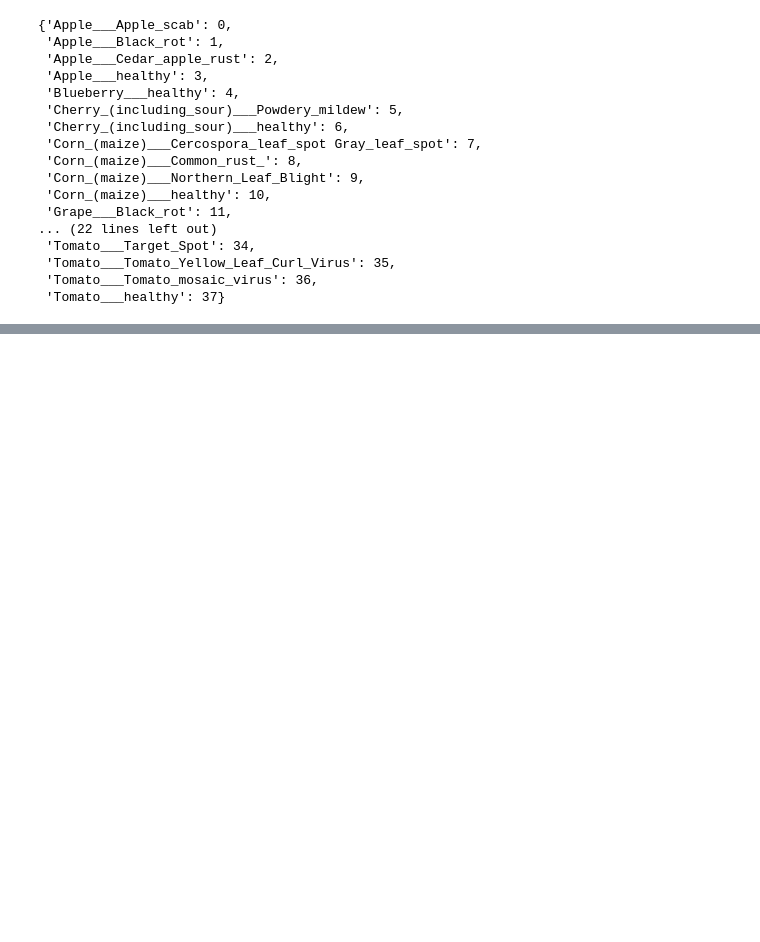
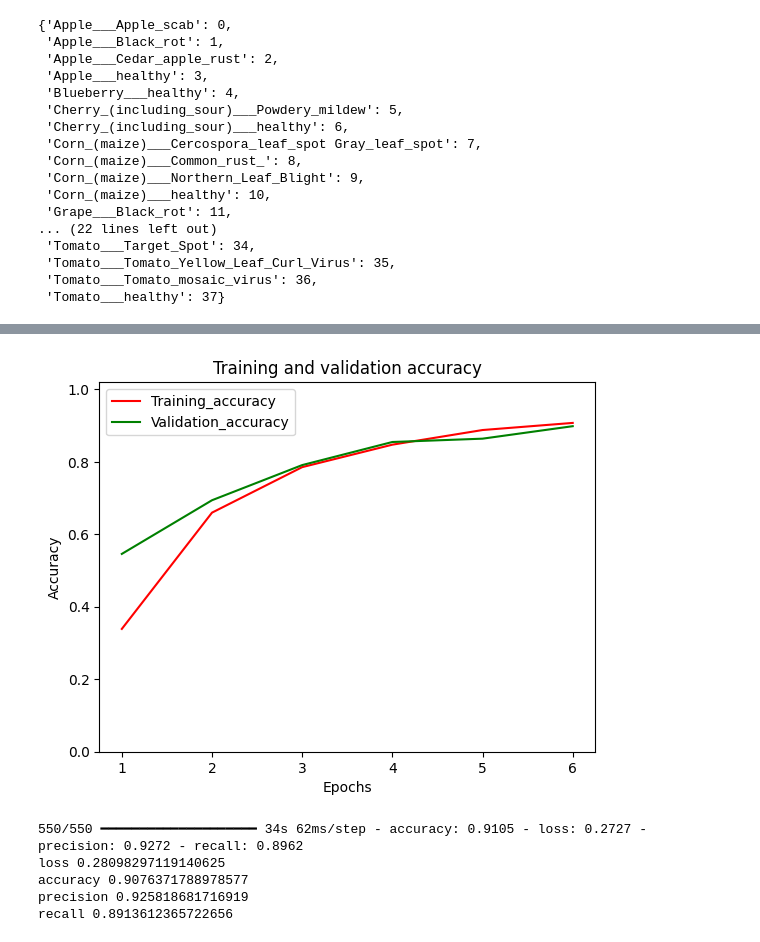
Before and after one commit to ro200227/PlantDiseaseDetection_, a Jupyter notebook: PlantDiseaseDetection.ipynb, the cells around one changed output, grey strips where cells are left out. Drawn from its saved outputs; the diff is of its cells as text; code cells hidden in the pictures; blank space fills up the shorter version.

```diff
--- a/PlantDiseaseDetection.ipynb
+++ b/PlantDiseaseDetection.ipynb
@@ -133,0 +179,10 @@ test_generator.class_indices
+# %%
+from tensorflow.keras.callbacks import EarlyStopping, ModelCheckpoint, ReduceLROnPlateau
+early_stopping = EarlyStopping(monitor='val_loss', patience=15, restore_best_weights=True)
+model_checkpoint = ModelCheckpoint('best_model.keras',  monitor='val_loss', save_best_only=True)
+model_ReduceLRonPlateau = ReduceLROnPlateau(monitor='val_loss', factor=0.1, patience=15, min_lr=0.000001)
+callbacks = [early_stopping, model_checkpoint, model_ReduceLRonPlateau]
+# %%
+model.compile(optimizer='adam',loss='categorical_crossentropy',metrics=['accuracy','precision','recall'])
+# %%
+history=model.fit(train_generator,validation_data=valid_generator,epochs=6,callbacks=callbacks)
@@ -133,0 +203,34 @@ test_generator.class_indices
+# %%
+import seaborn as sns
+acc = history.history['accuracy']
+val_acc = history.history['val_accuracy']
+precision = history.history['precision']
+val_precision = history.history['val_precision']
+recall = history.history['recall']
+val_recall = history.history['val_recall']
+loss = history.history['loss']
+val_loss = history.history['val_loss']
+epochs = range(1, len(loss) + 1)
+# %%
+plt.plot(epochs,acc,color='red',label='Training_accuracy')
+plt.plot(epochs,val_acc,color='green',label='Validation_accuracy')
+plt.title('Training and validation accuracy')
+plt.xlabel('Epochs')
+plt.ylabel('Accuracy')
+plt.legend()
+plt.ylim(0, 1.02)
+plt.show()
+# %% [output]
+[figure, added]
+# %%
+model_evaluation=model.evaluate(test_generator)
+print('loss',model_evaluation[0])
+print('accuracy',model_evaluation[1])
+print('precision',model_evaluation[2])
+print('recall',model_evaluation[3])
+# %% [output]
+550/550 ━━━━━━━━━━━━━━━━━━━━ 34s 62ms/step - accuracy: 0.9105 - loss: 0.2727 - precision: 0.9272 - recall: 0.8962
+loss 0.28098297119140625
+accuracy 0.9076371788978577
+precision 0.925818681716919
+recall 0.8913612365722656
```
Also changed, not shown: parts of 7 cells of this notebook.
